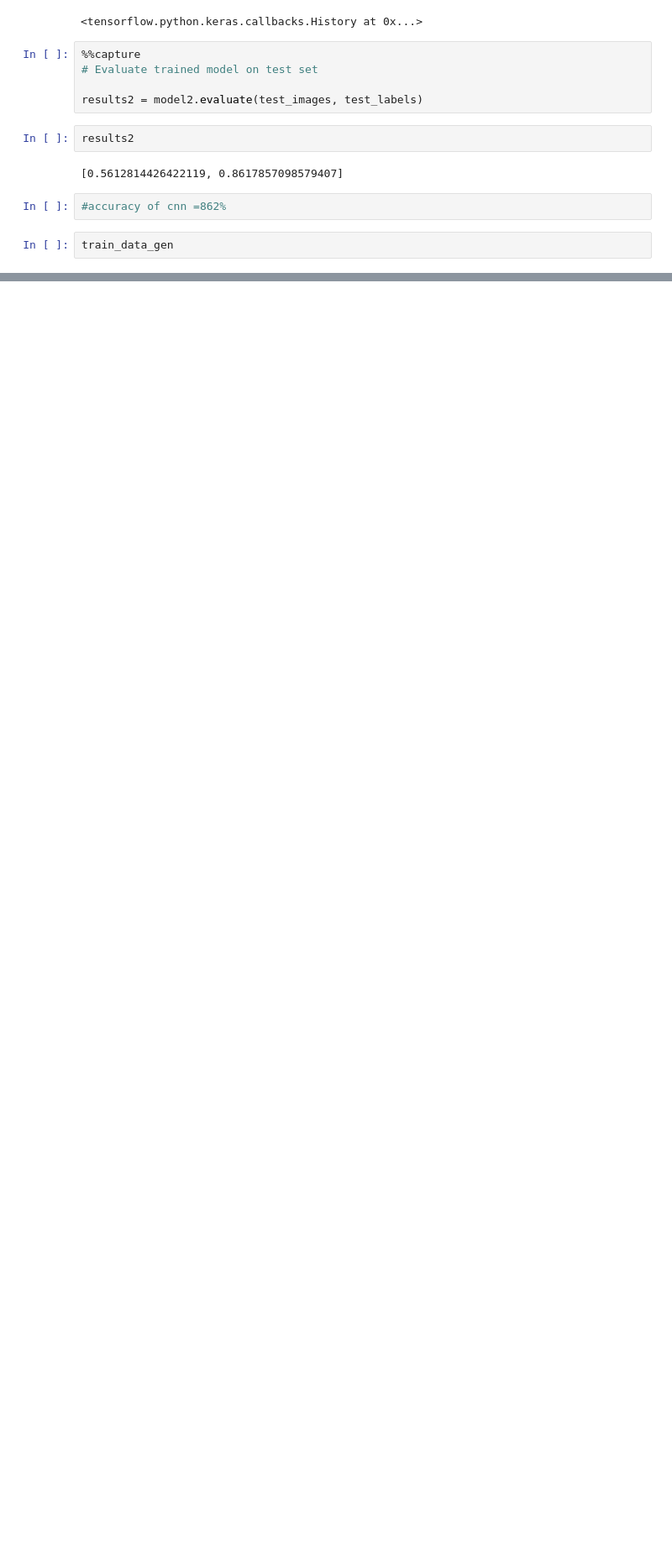
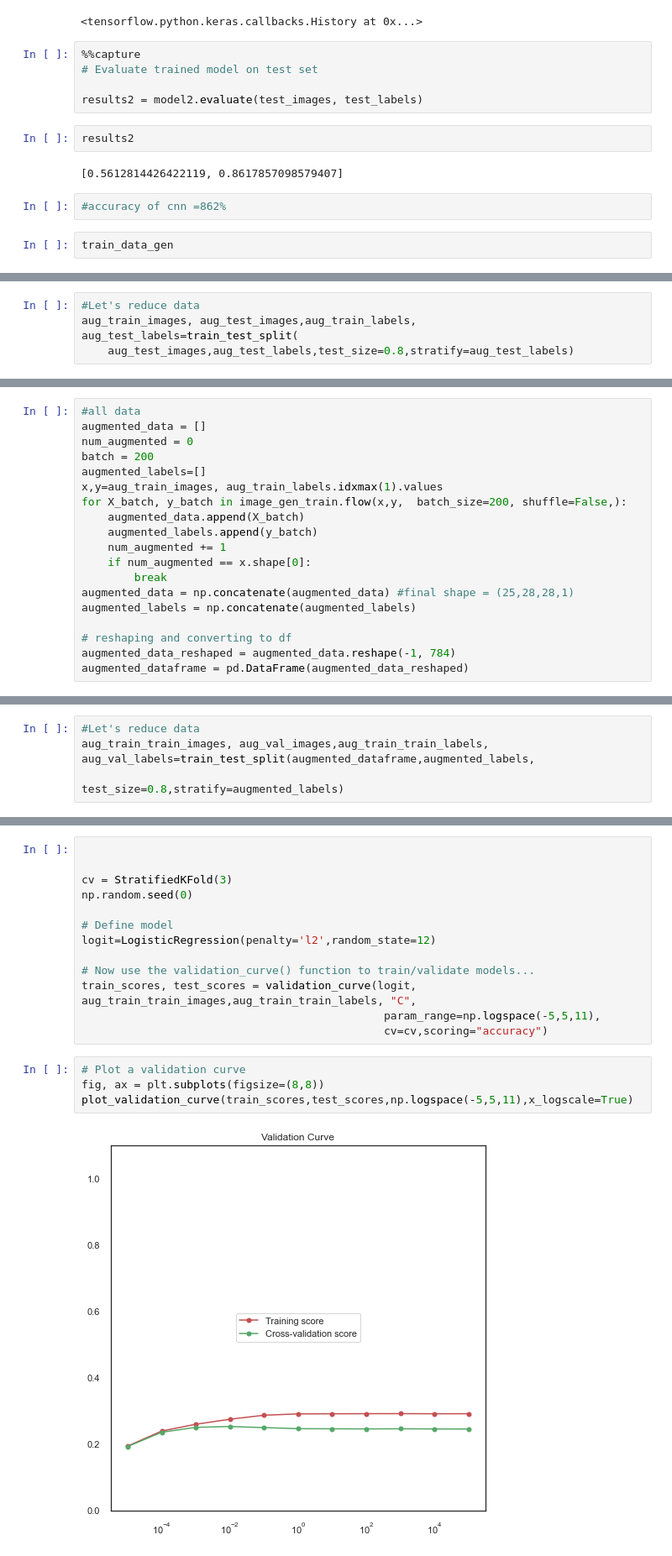
Before and after one commit to kryukovaeks/Data-Science-for-business-EPFL-course, a Jupyter notebook: A4.ipynb, the cells around one changed output, grey strips where cells are left out. Shown at 84% size. Drawn from its saved outputs; the diff is of its cells as text; blank space fills up the shorter version.

```diff
--- a/A4.ipynb
+++ b/A4.ipynb
@@ -1613,0 +1654,4 @@ train_data_gen
+# %%
+#Let's reduce data
+aug_train_images, aug_test_images,aug_train_labels,  aug_test_labels=train_test_split(
+    aug_test_images,aug_test_labels,test_size=0.8,stratify=aug_test_labels)
@@ -1613,0 +1666,19 @@ train_data_gen
+# %%
+#all data
+augmented_data = []
+num_augmented = 0
+batch = 200
+augmented_labels=[]
+x,y=aug_train_images, aug_train_labels.idxmax(1).values
+for X_batch, y_batch in image_gen_train.flow(x,y,  batch_size=200, shuffle=False,):
+    augmented_data.append(X_batch)
+    augmented_labels.append(y_batch)
+    num_augmented += 1
+    if num_augmented == x.shape[0]:
+        break
+augmented_data = np.concatenate(augmented_data) #final shape = (25,28,28,1)
+augmented_labels = np.concatenate(augmented_labels)
+
+# reshaping and converting to df
+augmented_data_reshaped = augmented_data.reshape(-1, 784)
+augmented_dataframe = pd.DataFrame(augmented_data_reshaped)
@@ -1613,0 +1693,4 @@ train_data_gen
+# %%
+#Let's reduce data
+aug_train_train_images, aug_val_images,aug_train_train_labels,  aug_val_labels=train_test_split(augmented_dataframe,augmented_labels,
+                                                                                                test_size=0.8,stratify=augmented_labels)
@@ -1613,0 +1701,19 @@ train_data_gen
+# %%
+
+
+cv = StratifiedKFold(3)
+np.random.seed(0)
+
+# Define model
+logit=LogisticRegression(penalty='l2',random_state=12)
+
+# Now use the validation_curve() function to train/validate models...
+train_scores, test_scores = validation_curve(logit, aug_train_train_images,aug_train_train_labels, "C",
+                                              param_range=np.logspace(-5,5,11),
+                                              cv=cv,scoring="accuracy")
+# %%
+# Plot a validation curve
+fig, ax = plt.subplots(figsize=(8,8))
+plot_validation_curve(train_scores,test_scores,np.logspace(-5,5,11),x_logscale=True)
+# %% [output]
+[figure, added]
```
Also changed, not shown: parts of 11 cells of this notebook.
